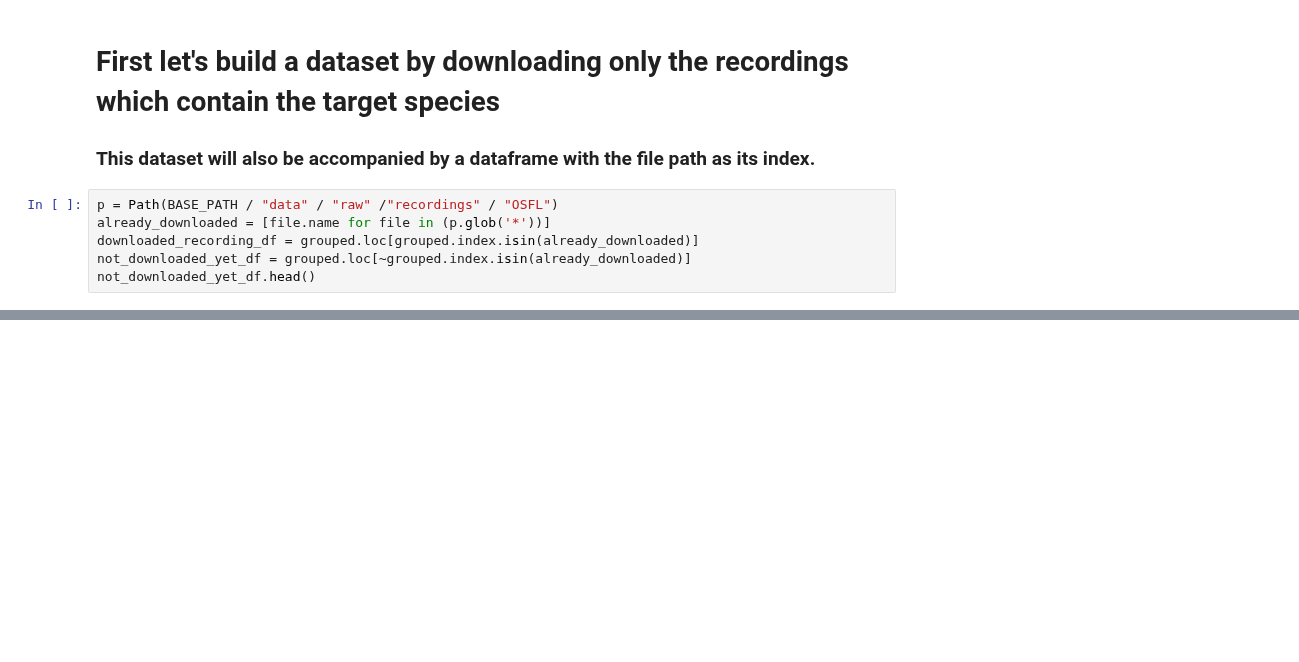
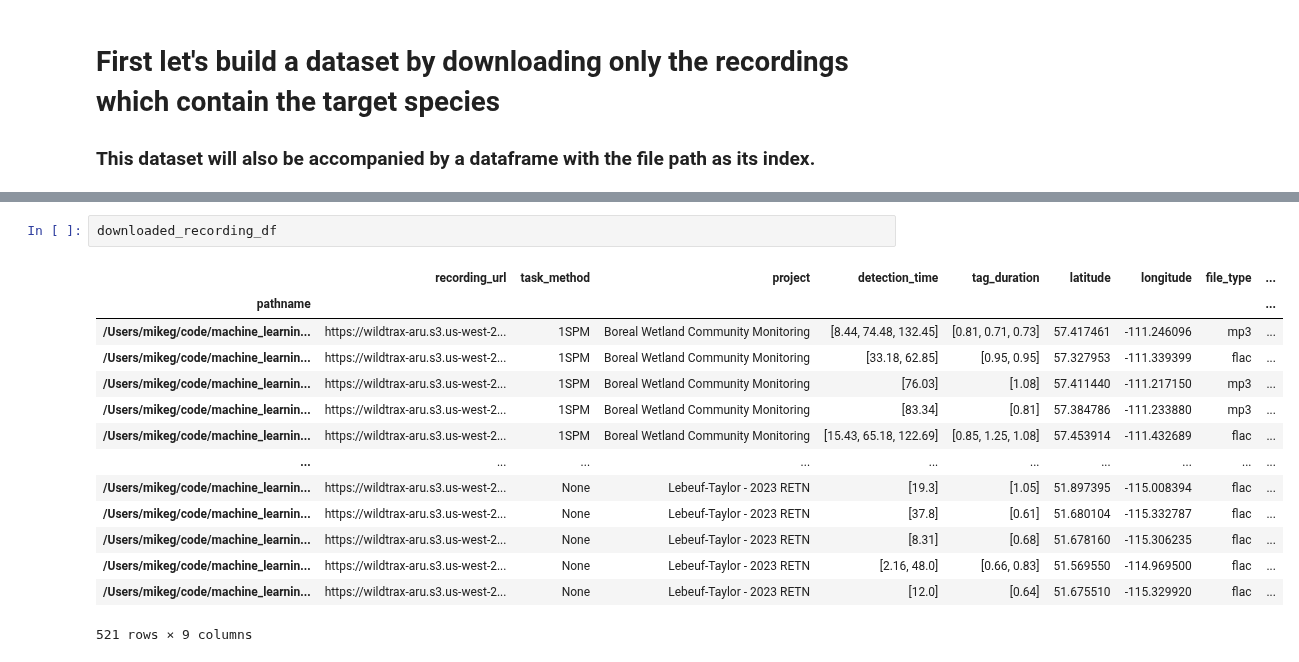
Before and after one commit to Mgallimore88/osfl_cnn_recognizer, a Jupyter notebook: notebooks/exploratory_nbs/1.12-mjg-get-samples_from_recordings.ipynb, the cells around one changed output, grey strips where cells are left out. Drawn from its saved outputs; the diff is of its cells as text; blank space fills up the shorter version.

```diff
--- a/notebooks/exploratory_nbs/1.12-mjg-get-samples_from_recordings.ipynb
+++ b/notebooks/exploratory_nbs/1.12-mjg-get-samples_from_recordings.ipynb
@@ -85,9 +135,3 @@ grouped = grouped.set_index('filename')
 # %% [markdown]
 # First let's build a dataset by downloading only the recordings which contain the target species
 ### This dataset will also be accompanied by a dataframe with the file path as its index.
-# %%
-p = Path(BASE_PATH / "data" / "raw" /"recordings" / "OSFL")
-already_downloaded = [file.name for file in (p.glob('*'))]
-downloaded_recording_df = grouped.loc[grouped.index.isin(already_downloaded)]
-not_downloaded_yet_df = grouped.loc[~grouped.index.isin(already_downloaded)]
-not_downloaded_yet_df.head()
@@ -156,0 +393,17 @@ osfls['recording_url'].iloc[0]
+# %%
+downloaded_recording_df
+# %% [output]
+|  | recording_url | task_method | project | detection_time | tag_duration | latitude | longitude | file_type | ... |
+| pathname |  |  |  |  |  |  |  |  | ... |
+| /Users/mikeg/code/machine_learnin... | https://wildtrax-aru.s3.us-west-2... | 1SPM | Boreal Wetland Community Monitoring | [8.44, 74.48, 132.45] | [0.81, 0.71, 0.73] | 57.417461 | -111.246096 | mp3 | ... |
+| /Users/mikeg/code/machine_learnin... | https://wildtrax-aru.s3.us-west-2... | 1SPM | Boreal Wetland Community Monitoring | [33.18, 62.85] | [0.95, 0.95] | 57.327953 | -111.339399 | flac | ... |
+| /Users/mikeg/code/machine_learnin... | https://wildtrax-aru.s3.us-west-2... | 1SPM | Boreal Wetland Community Monitoring | [76.03] | [1.08] | 57.411440 | -111.217150 | mp3 | ... |
+| /Users/mikeg/code/machine_learnin... | https://wildtrax-aru.s3.us-west-2... | 1SPM | Boreal Wetland Community Monitoring | [83.34] | [0.81] | 57.384786 | -111.233880 | mp3 | ... |
+| /Users/mikeg/code/machine_learnin... | https://wildtrax-aru.s3.us-west-2... | 1SPM | Boreal Wetland Community Monitoring | [15.43, 65.18, 122.69] | [0.85, 1.25, 1.08] | 57.453914 | -111.432689 | flac | ... |
+| ... | ... | ... | ... | ... | ... | ... | ... | ... | ... |
+| /Users/mikeg/code/machine_learnin... | https://wildtrax-aru.s3.us-west-2... | None | Lebeuf-Taylor - 2023 RETN | [19.3] | [1.05] | 51.897395 | -115.008394 | flac | ... |
+| /Users/mikeg/code/machine_learnin... | https://wildtrax-aru.s3.us-west-2... | None | Lebeuf-Taylor - 2023 RETN | [37.8] | [0.61] | 51.680104 | -115.332787 | flac | ... |
+| /Users/mikeg/code/machine_learnin... | https://wildtrax-aru.s3.us-west-2... | None | Lebeuf-Taylor - 2023 RETN | [8.31] | [0.68] | 51.678160 | -115.306235 | flac | ... |
+| /Users/mikeg/code/machine_learnin... | https://wildtrax-aru.s3.us-west-2... | None | Lebeuf-Taylor - 2023 RETN | [2.16, 48.0] | [0.66, 0.83] | 51.569550 | -114.969500 | flac | ... |
+| /Users/mikeg/code/machine_learnin... | https://wildtrax-aru.s3.us-west-2... | None | Lebeuf-Taylor - 2023 RETN | [12.0] | [0.64] | 51.675510 | -115.329920 | flac | ... |
+521 rows × 9 columns
```
Also changed, not shown: parts of 46 cells of this notebook, 2 other files.
